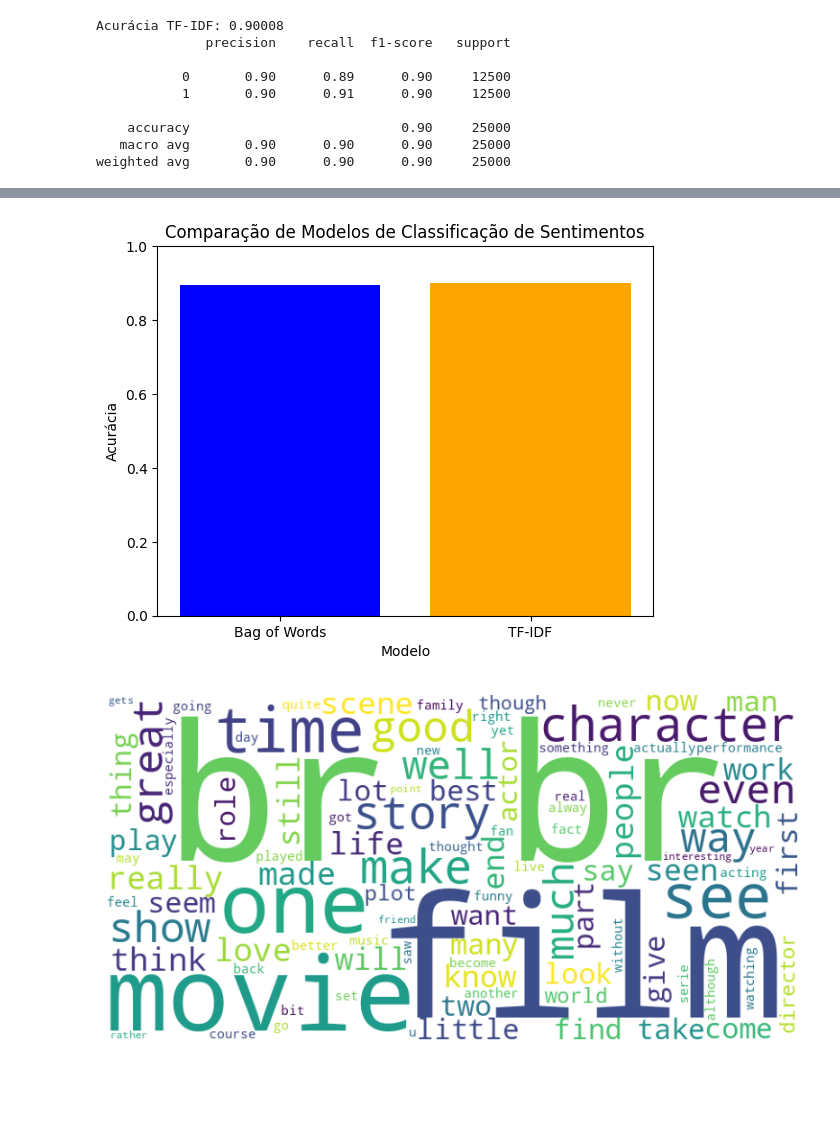
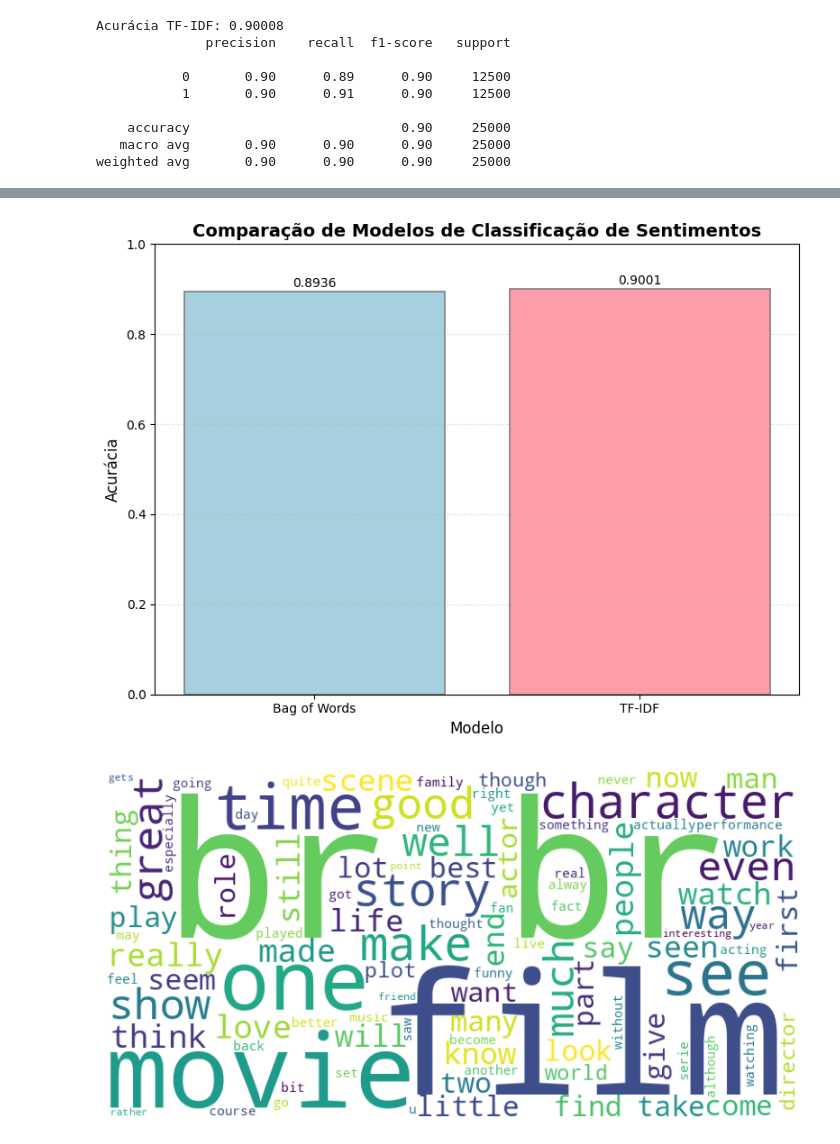
Before and after one commit to mariaclaraps/projeto-ciencia-dos-dados, a Jupyter notebook: notebooks/pln.ipynb, the cells around one changed output, grey strips where cells are left out. Cells and saved outputs as stored; diff of their text form; code cells hidden in the pictures; blank space fills up the shorter version.

```diff
--- a/notebooks/pln.ipynb
+++ b/notebooks/pln.ipynb
@@ -98,21 +206,32 @@ weighted avg       0.90      0.90      0.90     25000
 # %%
 resultados = pd.DataFrame({
     "Modelo": ["Bag of Words", "TF-IDF"],
     "Acurácia": [
         accuracy_score(y_test, y_pred_bow),
         accuracy_score(y_test, y_pred_tfidf)
     ]
 })
 
-resultados
-plt.bar(resultados["Modelo"], resultados["Acurácia"], color=['blue', 'orange'])
+# Cores pastéis - azul e rosa
+cores_pasteis = ['#A6D0DD', '#FF9EAA']  # Azul pastel e rosa pastel
+
+plt.figure(figsize=(8, 6))
+plt.bar(resultados["Modelo"], resultados["Acurácia"], color=cores_pasteis, edgecolor='gray', linewidth=1.2)
 plt.ylim(0, 1)
-plt.title("Comparação de Modelos de Classificação de Sentimentos")
-plt.ylabel("Acurácia")
-plt.xlabel("Modelo")
+plt.title("Comparação de Modelos de Classificação de Sentimentos", fontsize=14, fontweight='bold')
+plt.ylabel("Acurácia", fontsize=12)
+plt.xlabel("Modelo", fontsize=12)
+
+# Adicionar os valores das barras
+for i, v in enumerate(resultados["Acurácia"]):
+    plt.text(i, v + 0.01, f'{v:.4f}', ha='center', fontsize=10)
+
+# Melhorar a aparência
+plt.grid(axis='y', alpha=0.3, linestyle='--')
+plt.tight_layout()
 plt.show()
 # %% [output]
-[figure, old version]
+[figure, new version]
 # %%
 from wordcloud import WordCloud
 
```
Also changed, not shown: parts of 6 cells of this notebook.
